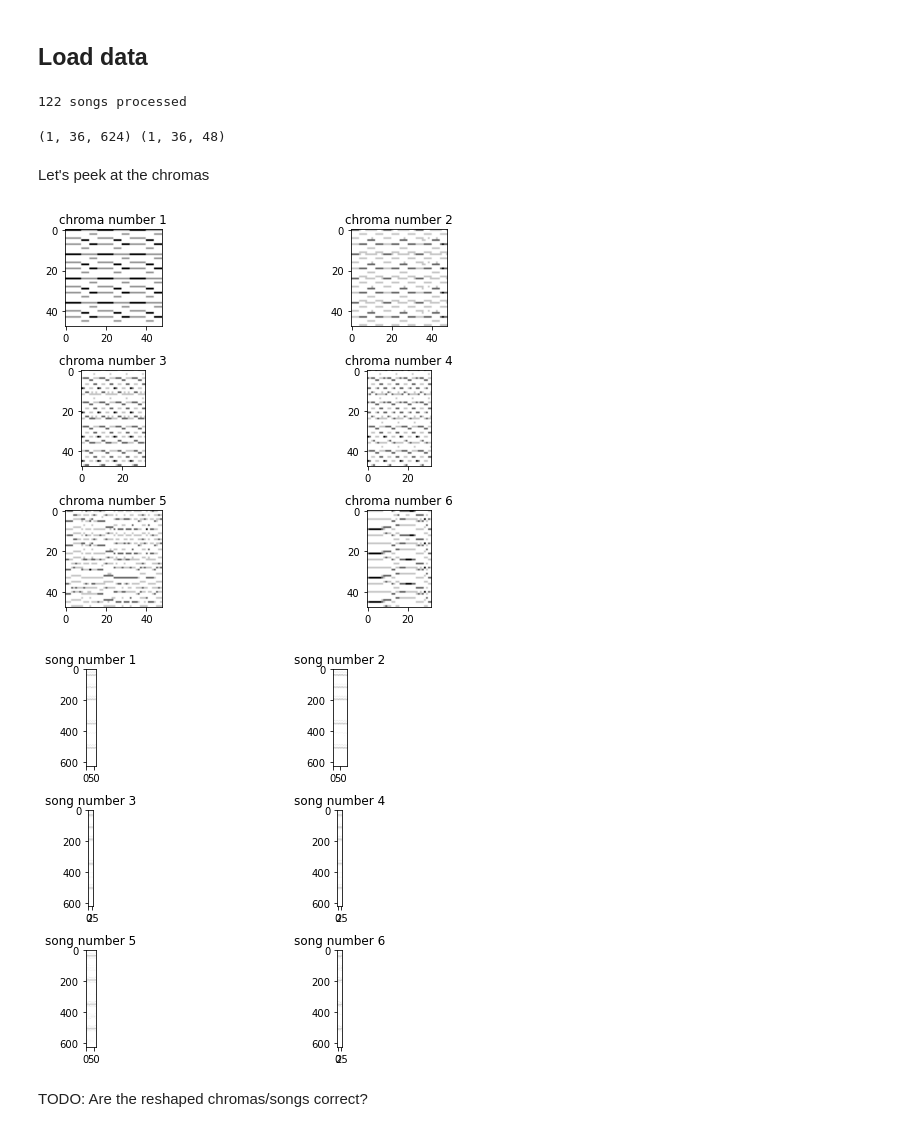
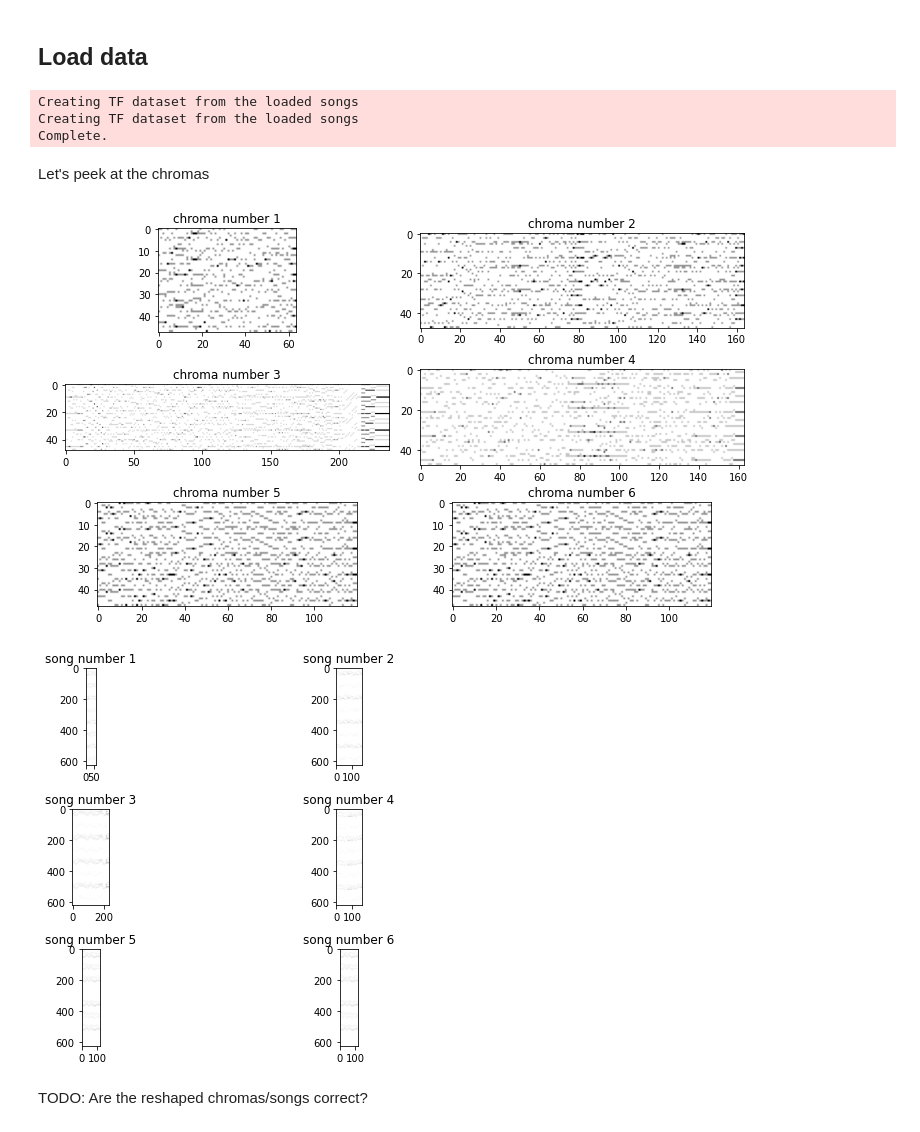
Before and after one commit to amaralcs/Music-Style-Transfer-Evaluation, a Jupyter notebook: chordgan/chordGAN_v3.ipynb, the cells around one changed output. Saved outputs shown, nothing was run; the diff lists cells and outputs as text; code cells hidden in the pictures.

Commit message:
Update example of using ChordGAN

```diff
--- a/chordgan/chordGAN_v3.ipynb
+++ b/chordgan/chordGAN_v3.ipynb
@@ -131,51 +39,43 @@ def join_datasets(song_ds, chroma_ds, shuffle_buffer=10000):
 # %% [markdown]
 ## Load data
-# %%
-fpath = "../data/chordGan/pop"
-genre = fpath.split("/")[-1]
-
-songs, fnames, chromas = get_songs(fpath)
-# chromas = get_chromas(songs)
-print("{} songs processed".format(len(songs)))
-# %% [output]
-122 songs processed
-# %%
-from functools import reduce
-
-dss = [tf.data.Dataset.from_tensors(s) for s in songs]
-song_ds = reduce(lambda x, y: x.concatenate(y), dss)
-
-dsc = [tf.data.Dataset.from_tensors(s) for s in chromas]
-chroma_ds = reduce(lambda x, y: x.concatenate(y), dsc)
-
-dataset = join_datasets(song_ds, chroma_ds)
-
-for (s, c) in dataset.take(1):
-    print(s.shape, c.shape)
-# %% [output]
-(1, 36, 624) (1, 36, 48)
+# %%
+fpath = "../data/chordGan"
+genre = ""
+
+dataset = load_data(fpath, genre="classical")
+# %% [output]
+Creating TF dataset from the loaded songs
+Creating TF dataset from the loaded songs
+Complete.
+# %%
+sample_songs = []
+sample_chromas = []
+
+for s, c in dataset.take(10):
+    sample_songs.append(s.numpy())
+    sample_chromas.append(c.numpy())
 # %% [markdown]
 Let's peek at the chromas
 # %%
 fig, axes = plt.subplots(3, 2, figsize=(10, 6))
 
-for i, (chroma, ax) in enumerate(zip(chromas[:10], axes.flatten())):
+for i, (chroma, ax) in enumerate(zip(sample_chromas[:10], axes.flatten())):
     ax.set_title(f"chroma number {i+1}")
     ax.imshow(chroma[:48].T, cmap="Greys")
 plt.tight_layout()
 plt.show()
 # %% [output]
-[figure, old version]
+[figure, new version]
 # %%
 fig, axes = plt.subplots(3, 2, figsize=(10, 6))
 
-for i, (song, ax) in enumerate(zip(songs[:10], axes.flatten())):
+for i, (song, ax) in enumerate(zip(sample_songs[:10], axes.flatten())):
     ax.set_title(f"song number {i+1}")
     ax.imshow(song[:128].T, cmap="Greys")
 plt.tight_layout()
 plt.show()
 # %% [output]
-[figure, old version]
+[figure, new version]
 # %% [markdown]
 TODO: Are the reshaped chromas/songs correct?
 # %% [markdown]
```
Also changed, not shown: parts of 30 cells of this notebook.
